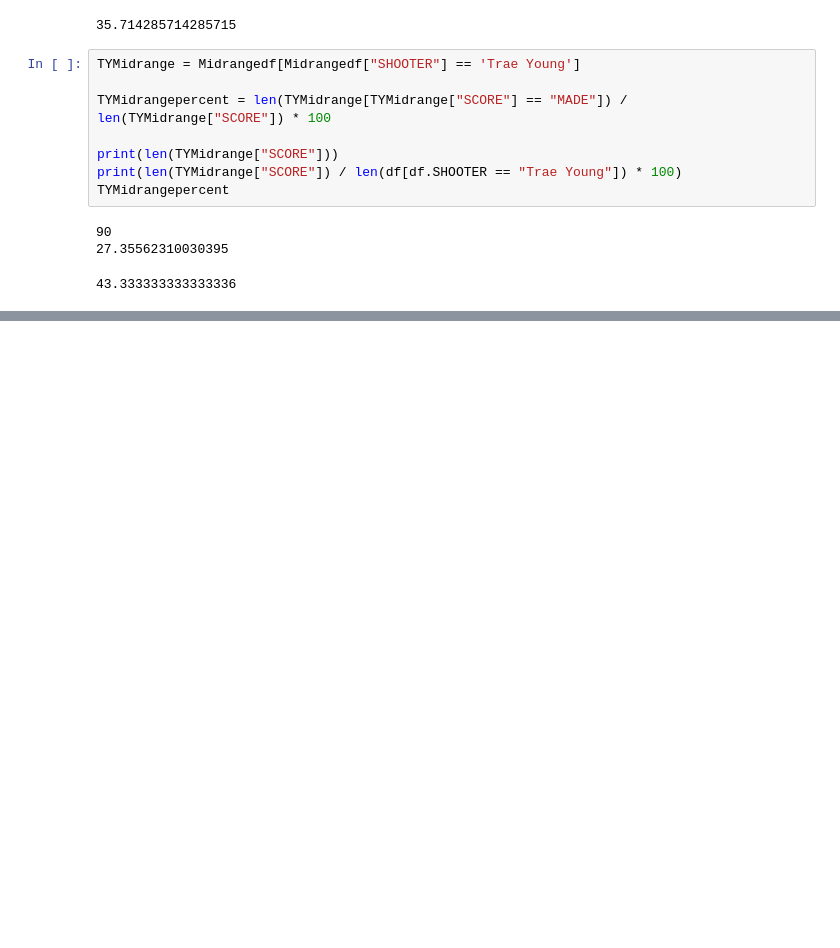
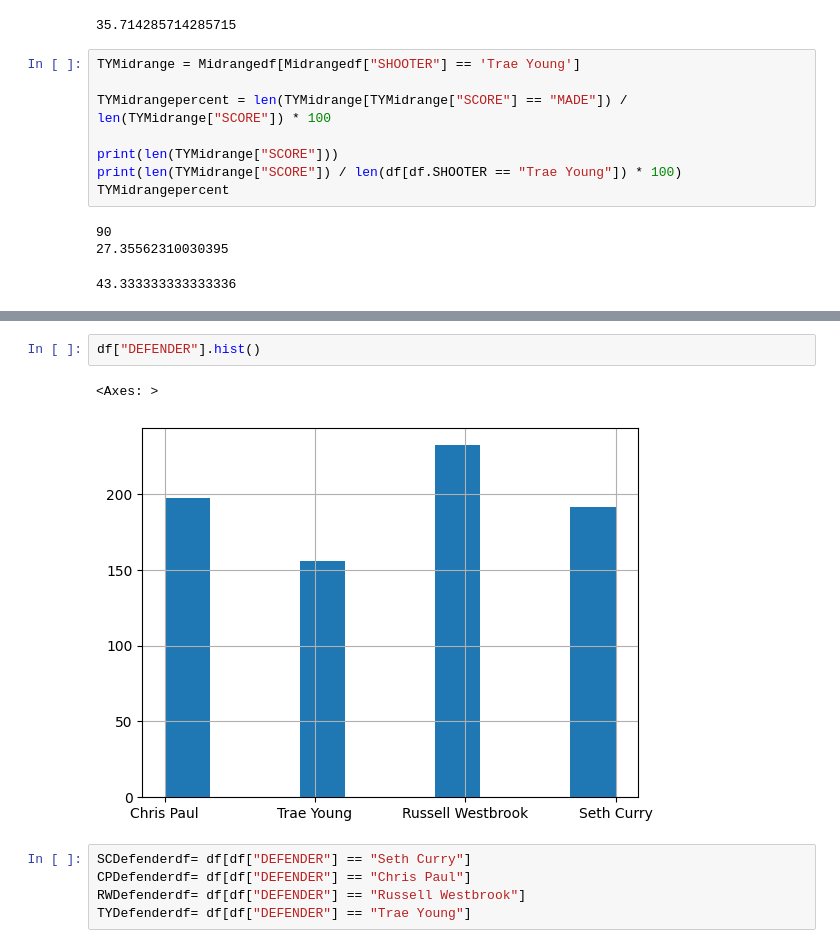
Before and after one commit to kacpersienkiewicz/NBAShootingAnalysis, a Jupyter notebook: NBAShootingAnalysis.ipynb, the cells around one changed output, grey strips where cells are left out. Drawn from its saved outputs; the diff is of its cells as text; blank space fills up the shorter version.

```diff
--- a/NBAShootingAnalysis.ipynb
+++ b/NBAShootingAnalysis.ipynb
@@ -567,0 +591,10 @@ XAxisLabels = ["Close", "Midrange", "Corner 3", "Arc 3"]
+# %%
+df["DEFENDER"].hist()
+# %% [output]
+<Axes: >
+[figure, added]
+# %%
+SCDefenderdf= df[df["DEFENDER"] == "Seth Curry"]
+CPDefenderdf= df[df["DEFENDER"] == "Chris Paul"]
+RWDefenderdf= df[df["DEFENDER"] == "Russell Westbrook"]
+TYDefenderdf= df[df["DEFENDER"] == "Trae Young"]
```
Also changed, not shown: parts of 5 cells of this notebook.
